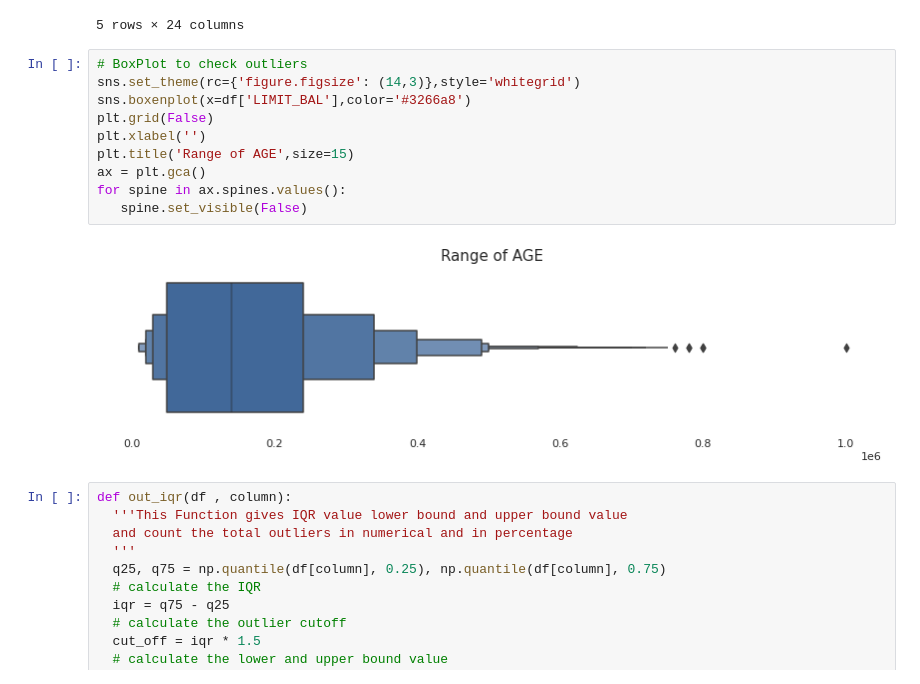
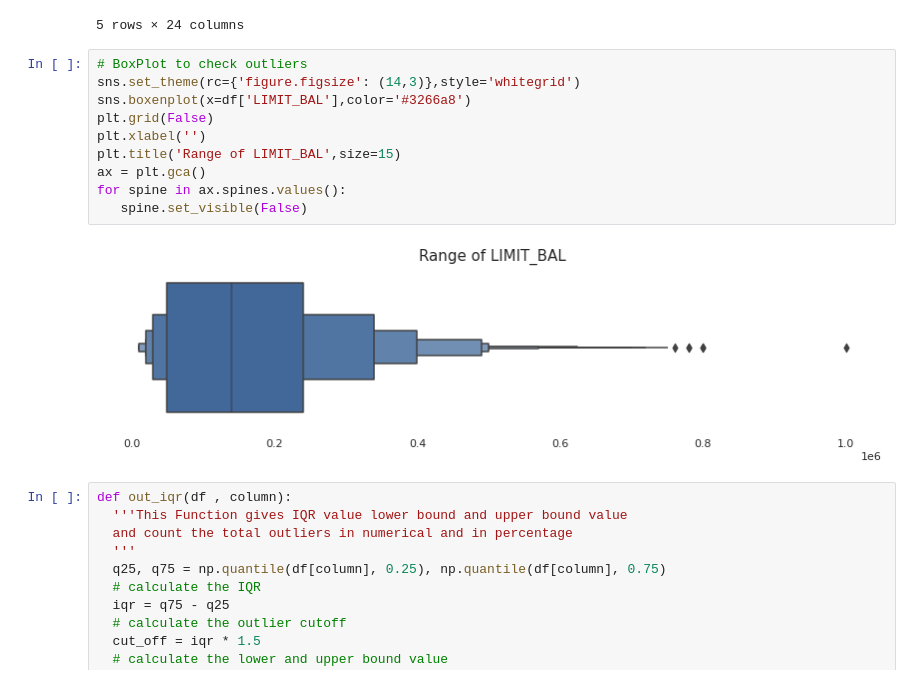
Before and after one commit to DeepakKumarSingh003/Credit_card_Defaulters., a Jupyter notebook: Credit_Card_Default_Prediction_Capstone_Project.ipynb, the cells around one changed output. Cells and saved outputs as stored; diff of their text form.

```diff
--- a/Credit_Card_Default_Prediction_Capstone_Project.ipynb
+++ b/Credit_Card_Default_Prediction_Capstone_Project.ipynb
@@ -230,15 +236,15 @@ df.head()
 # %%
 # BoxPlot to check outliers
 sns.set_theme(rc={'figure.figsize': (14,3)},style='whitegrid')
 sns.boxenplot(x=df['LIMIT_BAL'],color='#3266a8')
 plt.grid(False)
 plt.xlabel('')
-plt.title('Range of AGE',size=15)
+plt.title('Range of LIMIT_BAL',size=15)
 ax = plt.gca()
 for spine in ax.spines.values():
    spine.set_visible(False)
 # %% [output]
-[figure, old version]
+[figure, new version]
 # %%
 def out_iqr(df , column):
   '''This Function gives IQR value lower bound and upper bound value
```
Also changed, not shown: parts of 35 cells of this notebook.
